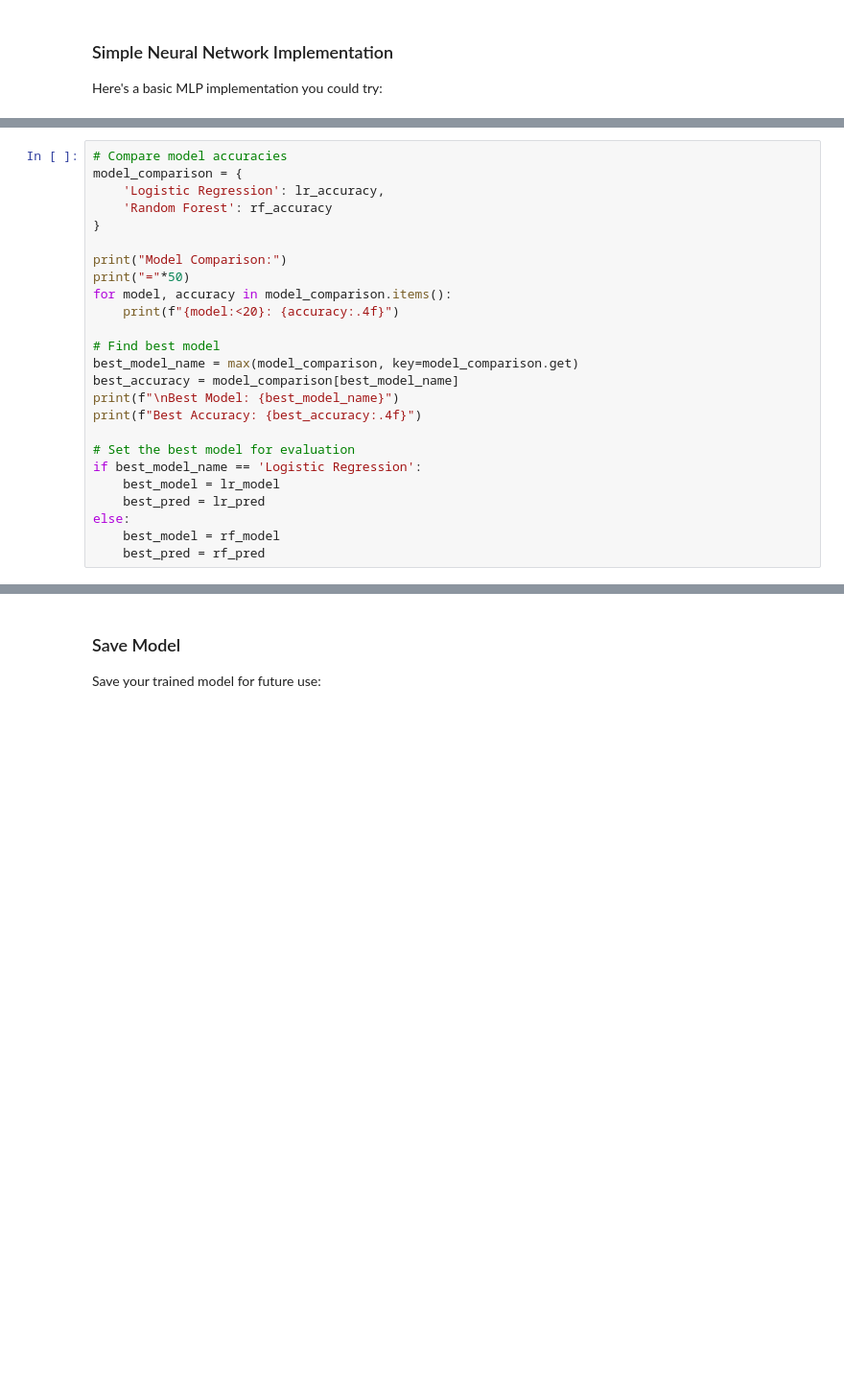
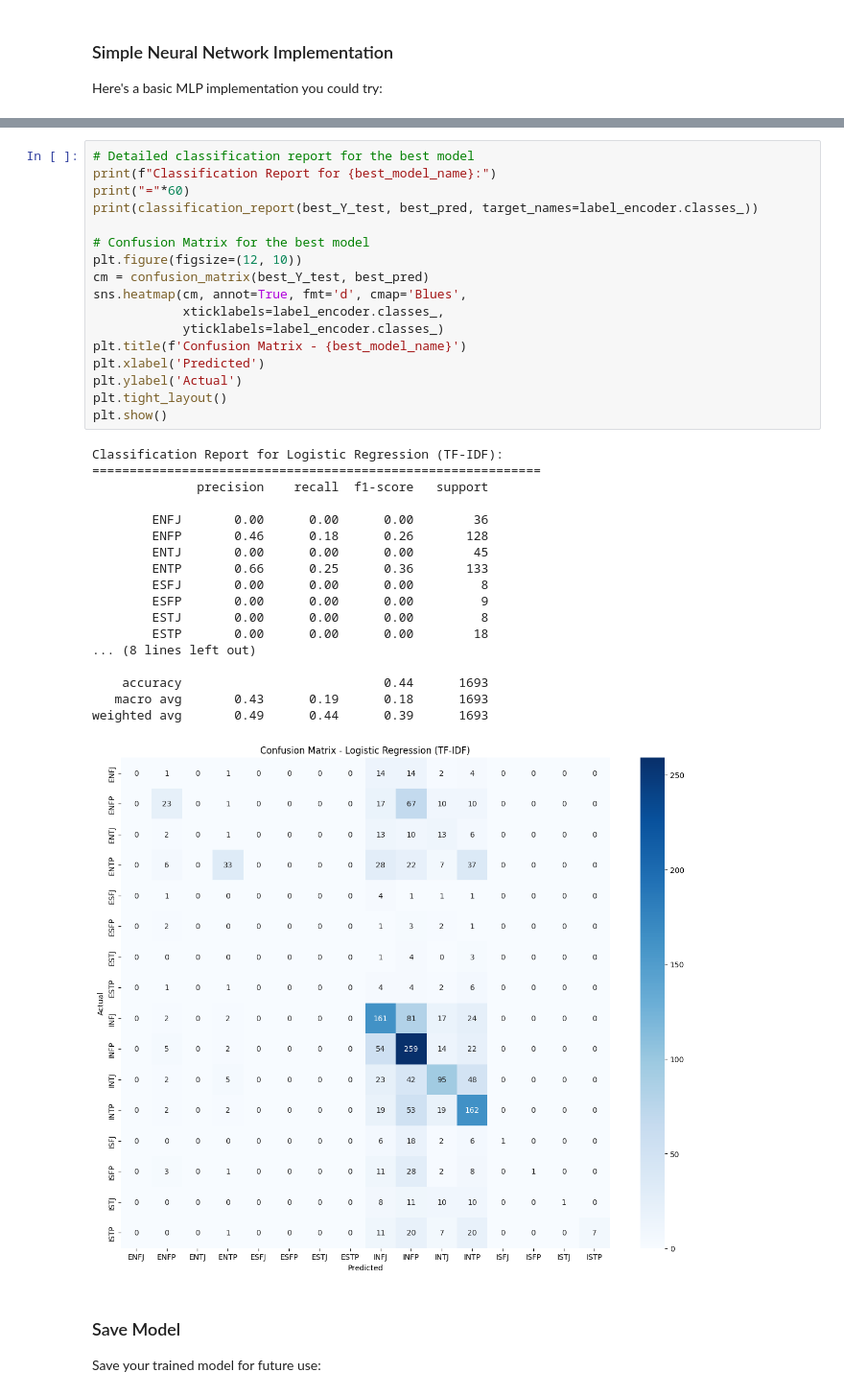
Before and after one commit to GentNisjes/ML_MBTI_project, a Jupyter notebook: notebooks/mbti_models.ipynb, the cells around one changed output, grey strips where cells are left out. Shown: that part at 96% size. Drawn from its saved outputs; the diff is of its cells as text; blank space fills up the shorter version.

```diff
--- a/notebooks/mbti_models.ipynb
+++ b/notebooks/mbti_models.ipynb
@@ -448,28 +461,3 @@ Iteration 4, loss = 0.01145072
 
 Training iterations: 21
 Training loss: 0.0005
-# %%
-# Compare model accuracies
-model_comparison = {
-    'Logistic Regression': lr_accuracy,
-    'Random Forest': rf_accuracy
-}
-
-print("Model Comparison:")
-print("="*50)
-for model, accuracy in model_comparison.items():
-    print(f"{model:<20}: {accuracy:.4f}")
-
-# Find best model
-best_model_name = max(model_comparison, key=model_comparison.get)
-best_accuracy = model_comparison[best_model_name]
-print(f"\nBest Model: {best_model_name}")
-print(f"Best Accuracy: {best_accuracy:.4f}")
-
-# Set the best model for evaluation
-if best_model_name == 'Logistic Regression':
-    best_model = lr_model
-    best_pred = lr_pred
-else:
-    best_model = rf_model
-    best_pred = rf_pred
@@ -520,3 +572,39 @@ weighted avg       0.39      0.41      0.39      3385
+# %%
+# Detailed classification report for the best model
+print(f"Classification Report for {best_model_name}:")
+print("="*60)
+print(classification_report(best_Y_test, best_pred, target_names=label_encoder.classes_))
+
+# Confusion Matrix for the best model
+plt.figure(figsize=(12, 10))
+cm = confusion_matrix(best_Y_test, best_pred)
+sns.heatmap(cm, annot=True, fmt='d', cmap='Blues',
+            xticklabels=label_encoder.classes_,
+            yticklabels=label_encoder.classes_)
+plt.title(f'Confusion Matrix - {best_model_name}')
+plt.xlabel('Predicted')
+plt.ylabel('Actual')
+plt.tight_layout()
+plt.show()
+# %% [output]
+Classification Report for Logistic Regression (TF-IDF):
+============================================================
+              precision    recall  f1-score   support
+
+        ENFJ       0.00      0.00      0.00        36
+        ENFP       0.46      0.18      0.26       128
+        ENTJ       0.00      0.00      0.00        45
+        ENTP       0.66      0.25      0.36       133
+        ESFJ       0.00      0.00      0.00         8
+        ESFP       0.00      0.00      0.00         9
+        ESTJ       0.00      0.00      0.00         8
+        ESTP       0.00      0.00      0.00        18
+... (8 lines left out)
+
+    accuracy                           0.44      1693
+   macro avg       0.43      0.19      0.18      1693
+weighted avg       0.49      0.44      0.39      1693
+[figure, added]
 # %% [markdown]
 ### Save Model
 
```
Also changed, not shown: parts of 10 cells of this notebook, 4 other files.
